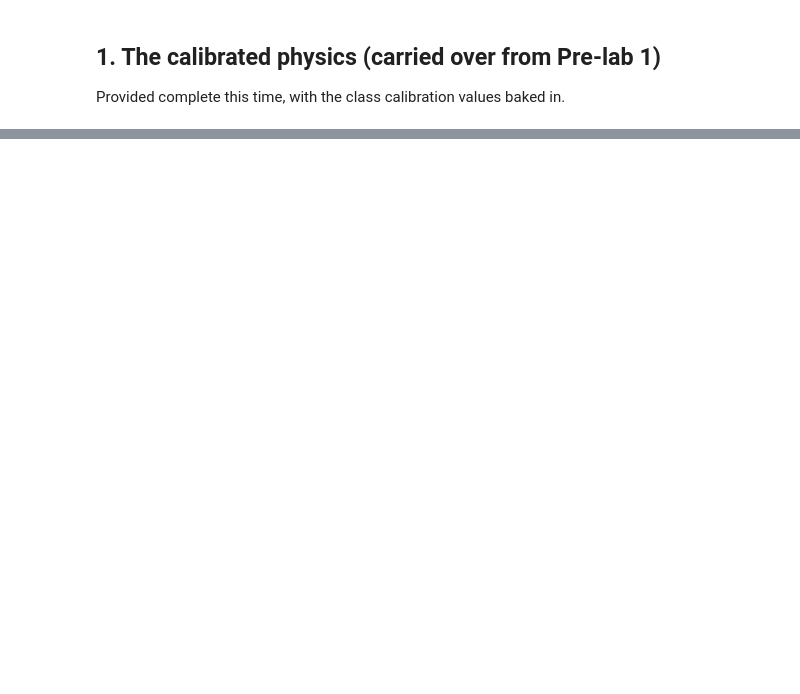
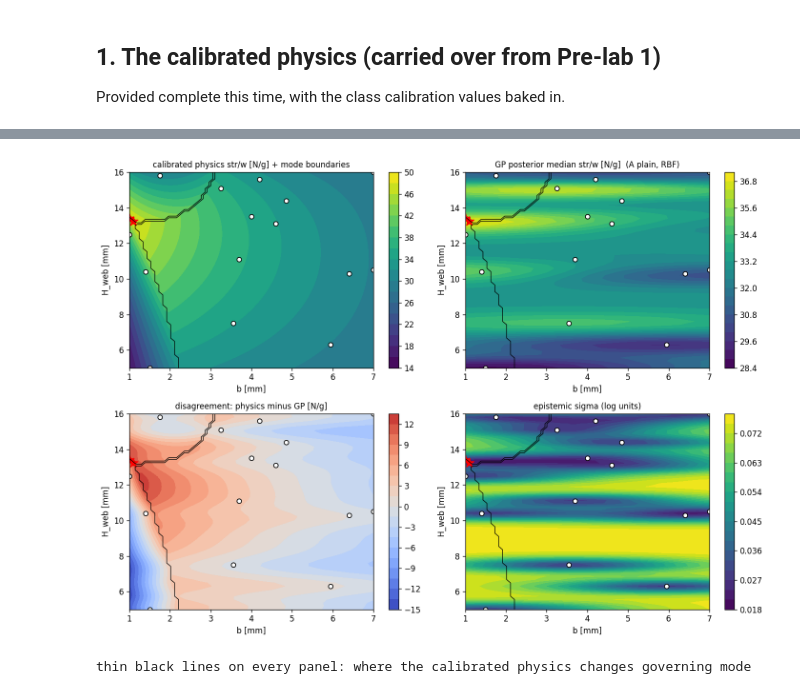
Before and after one commit to andrewvoss8-boop/core-me-data-science-activities-public, a Jupyter notebook: me323/Module1_drafts/ME323_Module1_Submission1_Design_KEY.ipynb, the cells around one changed output, grey strips where cells are left out. Drawn from its saved outputs; the diff is of its cells as text; code cells hidden in the pictures; blank space fills up the shorter version.

```diff
--- a/me323/Module1_drafts/ME323_Module1_Submission1_Design_KEY.ipynb
+++ b/me323/Module1_drafts/ME323_Module1_Submission1_Design_KEY.ipynb
@@ -410,3 +445,30 @@ plt.tight_layout(); plt.show()
+# %%
+PHYS = np.array([capacity(b, H, SY_CAL, K_CAL, TAU_CAL) /
+                 estimated_mass_g(b, H)
+                 for b, H in zip(BB.ravel(), HH.ravel())]).reshape(BB.shape)
+MODE = np.array([{"bend": 0, "separation": 1, "LTB": 2}[
+                 gov_mode(b, H, SY_CAL, K_CAL, TAU_CAL)]
+                 for b, H in zip(BB.ravel(), HH.ravel())]).reshape(BB.shape)
+
+fig, ax = plt.subplots(2, 2, figsize=(12, 8.6))
+panels = [(ax[0, 0], PHYS, "calibrated physics str/w [N/g] + mode boundaries", "viridis"),
+          (ax[0, 1], MU, f"GP posterior median str/w [N/g]  ({CHOICE}, {KERNEL})", "viridis"),
+          (ax[1, 0], PHYS - MU, "disagreement: physics minus GP [N/g]", "coolwarm"),
+          (ax[1, 1], STD, "epistemic sigma (log units)", "viridis")]
+vmax = float(np.abs(PHYS - MU).max())
+for a, Z, t, cm in panels:
+    kw = dict(levels=20, cmap=cm)
+    if cm == "coolwarm": kw.update(vmin=-vmax, vmax=vmax)
+    cf = a.contourf(BB, HH, Z, **kw); fig.colorbar(cf, ax=a)
+    a.contour(BB, HH, MODE, levels=[0.5, 1.5], colors="k", linewidths=0.8)
+    a.scatter(df.b, df.H, c="w", edgecolor="k", s=32)
+    a.scatter(df.b.iloc[-2:], df.H.iloc[-2:], c="red", marker="*", s=150)
+    a.set_xlabel("b [mm]"); a.set_ylabel("H_web [mm]"); a.set_title(t, fontsize=10)
+plt.tight_layout(); plt.show()
+print("thin black lines on every panel: where the calibrated physics changes governing mode")
+# %% [output]
+[figure, added]
+thin black lines on every panel: where the calibrated physics changes governing mode
 # %% [markdown]
 ## 4. Choose your beam *(you write this — graded on the memo, not a checkpoint)*
 
```
Also changed, not shown: parts of 13 cells of this notebook, 20 other files.
